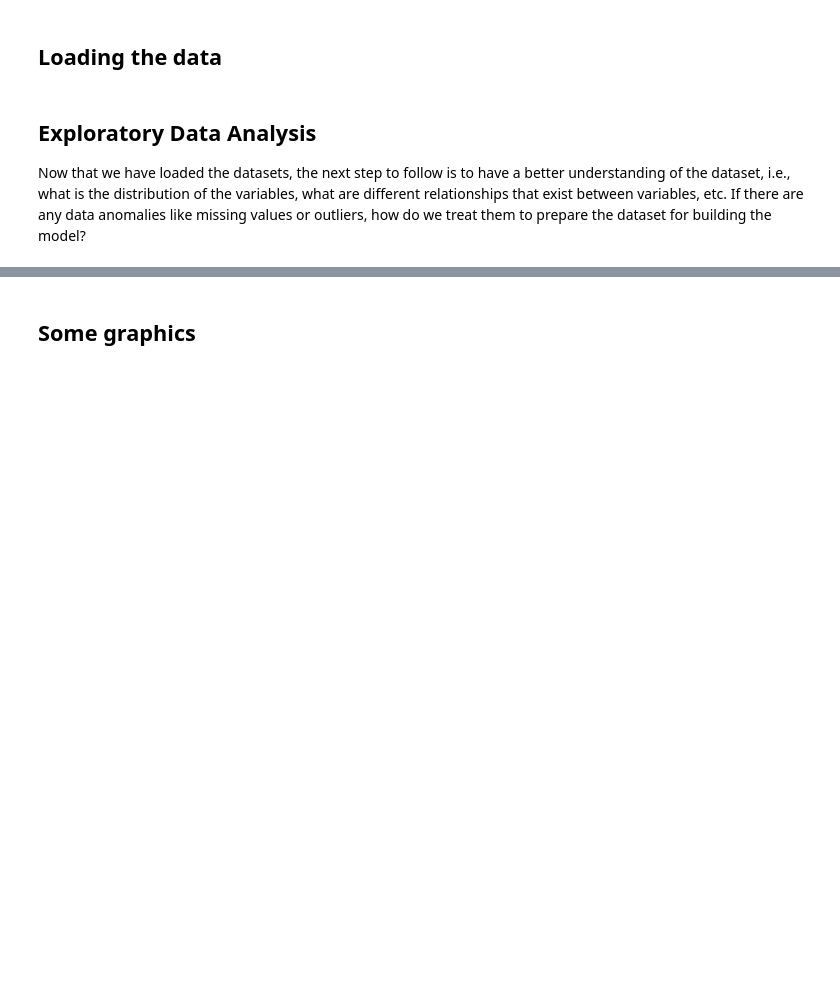
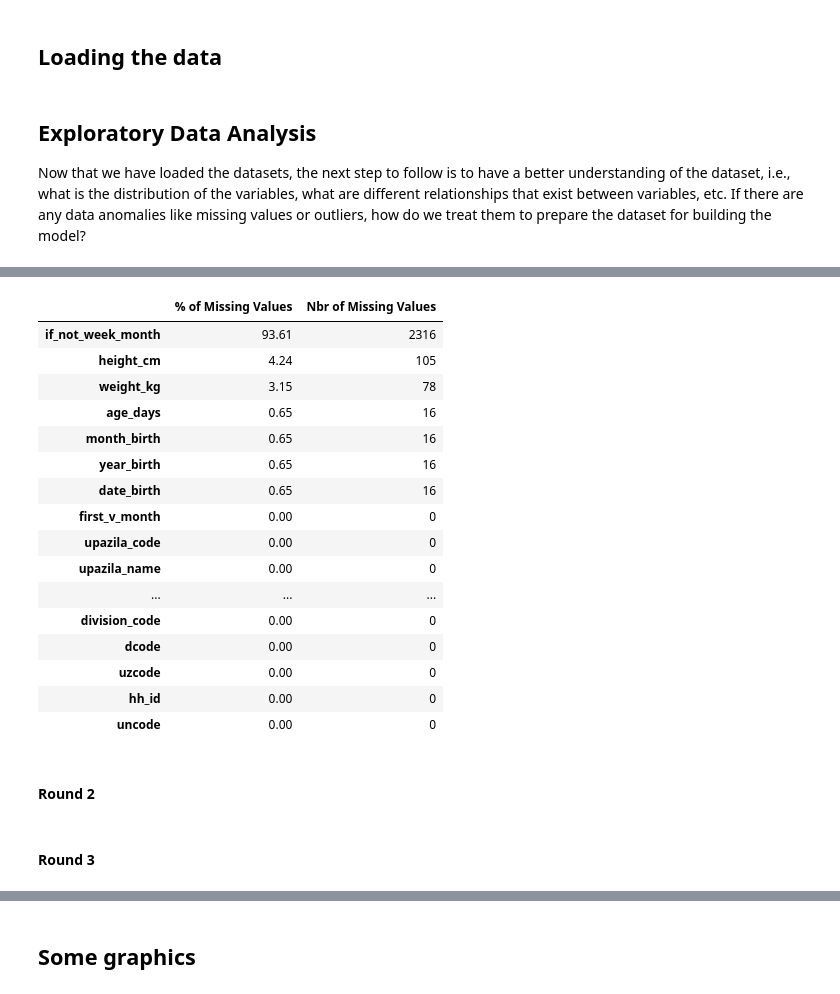
Before and after one commit to KassoumHabibou/PhD-Chapter-2, a Jupyter notebook: 03_univariate_descriptive_statistics.ipynb, the cells around one changed output, grey strips where cells are left out. Cells and saved outputs as stored; diff of their text form; code cells hidden in the pictures; blank space fills up the shorter version.

```diff
--- a/03_univariate_descriptive_statistics.ipynb
+++ b/03_univariate_descriptive_statistics.ipynb
@@ -288,0 +319,23 @@ pd.DataFrame(data={'% of Missing Values':round(df_r1_anthr1.isna().sum()/df_r1_a
+# %%
+# Missing values
+pd.DataFrame(data={'% of Missing Values':round(df_r1_anthr2.isna().sum()/df_r1_anthr2.isna().count()*100,2),'Nbr of Missing Values':df_r1_anthr2.isna().sum()}).sort_values(by='% of Missing Values',ascending=False)
+# %% [output]
+|  | % of Missing Values | Nbr of Missing Values |
+| if_not_week_month | 93.61 | 2316 |
+| height_cm | 4.24 | 105 |
+| weight_kg | 3.15 | 78 |
+| age_days | 0.65 | 16 |
+| month_birth | 0.65 | 16 |
+| year_birth | 0.65 | 16 |
+| date_birth | 0.65 | 16 |
+| first_v_month | 0.00 | 0 |
+| upazila_code | 0.00 | 0 |
+| upazila_name | 0.00 | 0 |
+| ... | ... | ... |
+| division_code | 0.00 | 0 |
+| dcode | 0.00 | 0 |
+| uzcode | 0.00 | 0 |
+| hh_id | 0.00 | 0 |
+| uncode | 0.00 | 0 |
+# %% [markdown]
+#### Round 2
@@ -288,0 +351,2 @@ pd.DataFrame(data={'% of Missing Values':round(df_r1_anthr1.isna().sum()/df_r1_a
+# %% [markdown]
+#### Round 3
```
Also changed, not shown: parts of 15 cells of this notebook, 2 other files.
